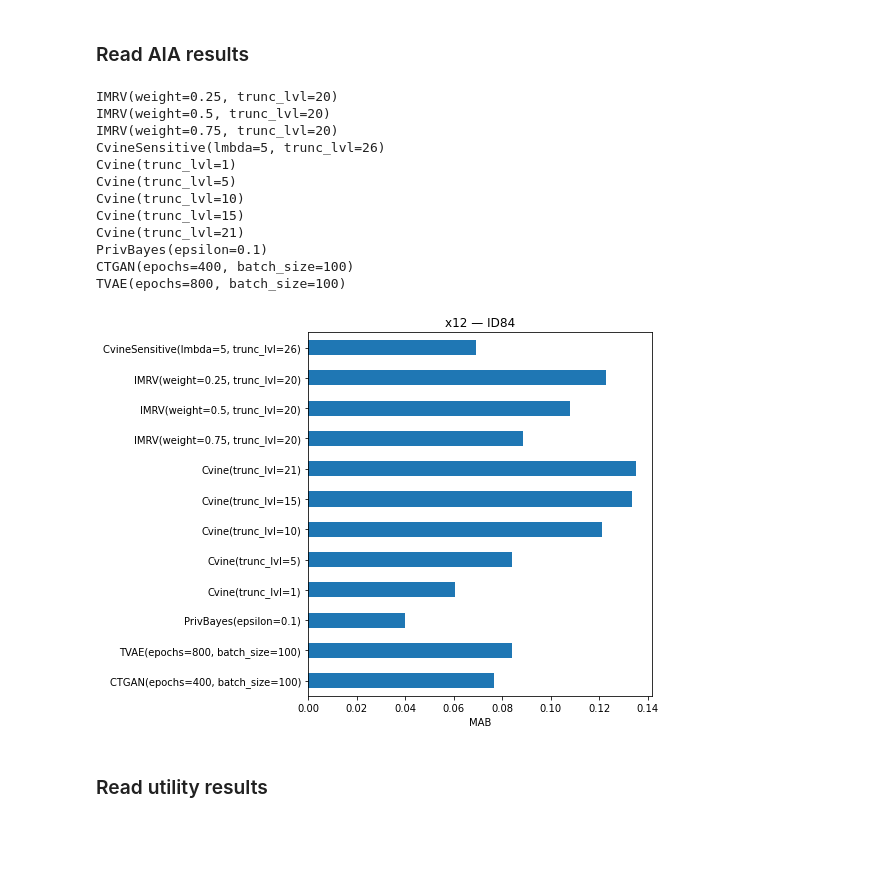
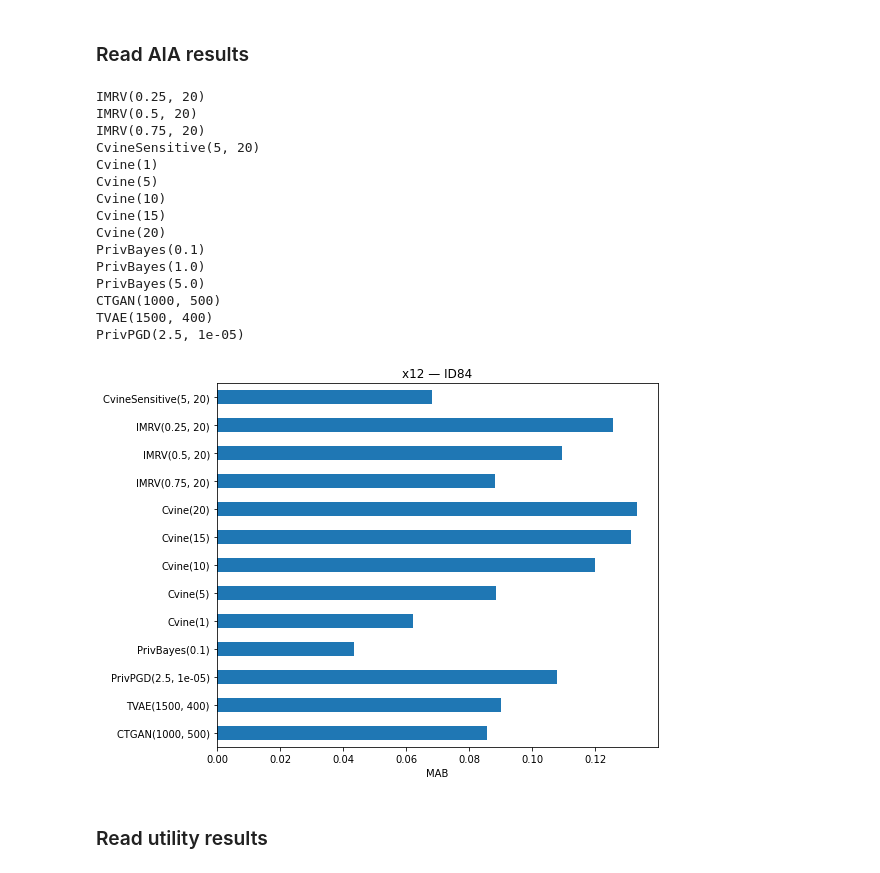
Before and after one commit to beritoksnes/synthetic_data_release, a Jupyter notebook: notebooks/check_regcoeff_simulated_data.ipynb, the cells around one changed output. Cells and saved outputs as stored; diff of their text form; code cells hidden in the pictures; blank space fills up the shorter version.

Commit message:
Add PrivPGD and rerun evaluations on simuated data

```diff
--- a/notebooks/check_regcoeff_simulated_data.ipynb
+++ b/notebooks/check_regcoeff_simulated_data.ipynb
@@ -26,53 +27,57 @@ nSynT = runconfig['nSynT']
 # %%
 sa = "x12"
 tid = "ID84"
 MAB = []
 for gm in regCoeff.genModel.unique():
     print(gm)
     df = regCoeff.loc[(regCoeff["sa"]==sa) & (regCoeff["tid"] == tid) & (regCoeff["genModel"]==gm),]
     mab = df[df.columns[range(d)]].abs().sum().sum()/(d*df.shape[0])
     MAB.append(mab)
 
 coefficients = [f"b{i}" for i in range(d)]
 MAB = regCoeff.groupby(['sa', 'tid', 'genModel'])[coefficients].apply(lambda x: x.abs().to_numpy().sum()/(d*nIter*nSynT))
 MAB.name = "MAB"
 
 sub = MAB.loc[(sa,tid)]
 order = [
-    'CTGAN(epochs=400, batch_size=100)',
-    'TVAE(epochs=800, batch_size=100)',
-    'PrivBayes(epsilon=0.1)',
-    'Cvine(trunc_lvl=1)',
-    'Cvine(trunc_lvl=5)',
-    'Cvine(trunc_lvl=10)',
-    'Cvine(trunc_lvl=15)',
-    'Cvine(trunc_lvl=21)',
-    'IMRV(weight=0.75, trunc_lvl=20)',
-    'IMRV(weight=0.5, trunc_lvl=20)',
-    'IMRV(weight=0.25, trunc_lvl=20)',
-    'CvineSensitive(lmbda=5, trunc_lvl=26)',
+    'CTGAN(1000, 500)',
+    'TVAE(1500, 400)',
+    'PrivPGD(2.5, 1e-05)',
+    'PrivBayes(0.1)',
+    'Cvine(1)',
+    'Cvine(5)',
+    'Cvine(10)',
+    'Cvine(15)',
+    'Cvine(20)',
+    'IMRV(0.75, 20)',
+    'IMRV(0.5, 20)',
+    'IMRV(0.25, 20)',
+    'CvineSensitive(5, 20)',
 ]
 sub = sub.reindex(order)
 ax = sub.plot.barh(figsize=(8, 6))
 ax.set_xlabel("MAB")
 ax.set_ylabel("")
 ax.set_title(f"{sa} — {tid}")
 plt.tight_layout()
 plt.show()
 # %% [output]
-IMRV(weight=0.25, trunc_lvl=20)
-IMRV(weight=0.5, trunc_lvl=20)
-IMRV(weight=0.75, trunc_lvl=20)
-CvineSensitive(lmbda=5, trunc_lvl=26)
-Cvine(trunc_lvl=1)
-Cvine(trunc_lvl=5)
-Cvine(trunc_lvl=10)
-Cvine(trunc_lvl=15)
-Cvine(trunc_lvl=21)
-PrivBayes(epsilon=0.1)
-CTGAN(epochs=400, batch_size=100)
-TVAE(epochs=800, batch_size=100)
+IMRV(0.25, 20)
+IMRV(0.5, 20)
+IMRV(0.75, 20)
+CvineSensitive(5, 20)
+Cvine(1)
+Cvine(5)
+Cvine(10)
+Cvine(15)
+Cvine(20)
+PrivBayes(0.1)
+PrivBayes(1.0)
+PrivBayes(5.0)
+CTGAN(1000, 500)
+TVAE(1500, 400)
+PrivPGD(2.5, 1e-05)
-[figure, old version]
+[figure, new version]
 # %% [markdown]
 ### Read utility results
 # %%
```
Also changed, not shown: parts of 2 cells of this notebook, 14 other files.
